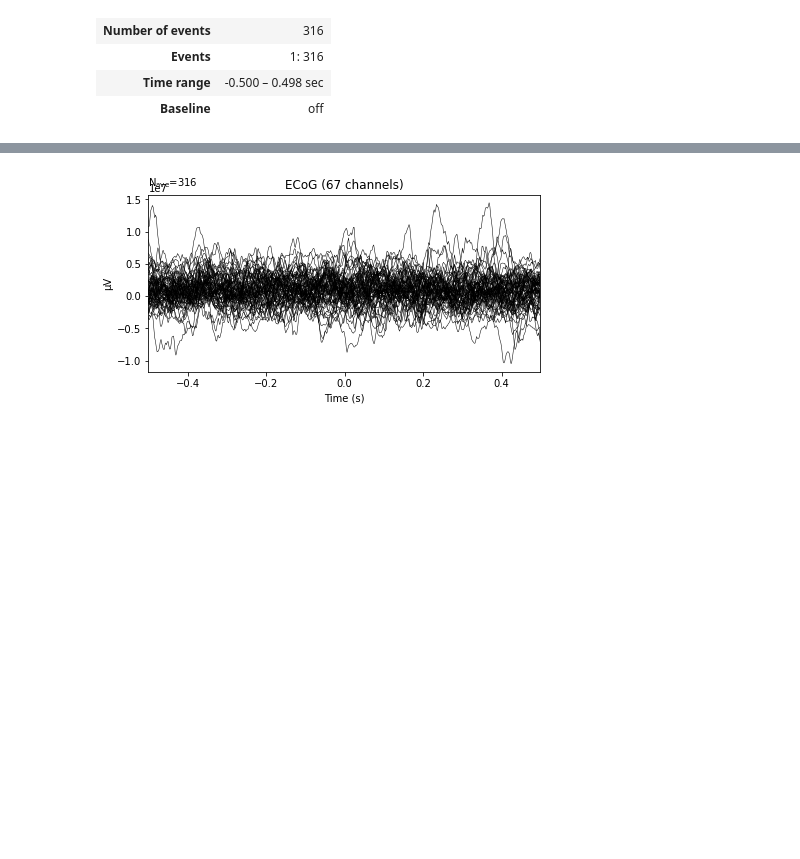
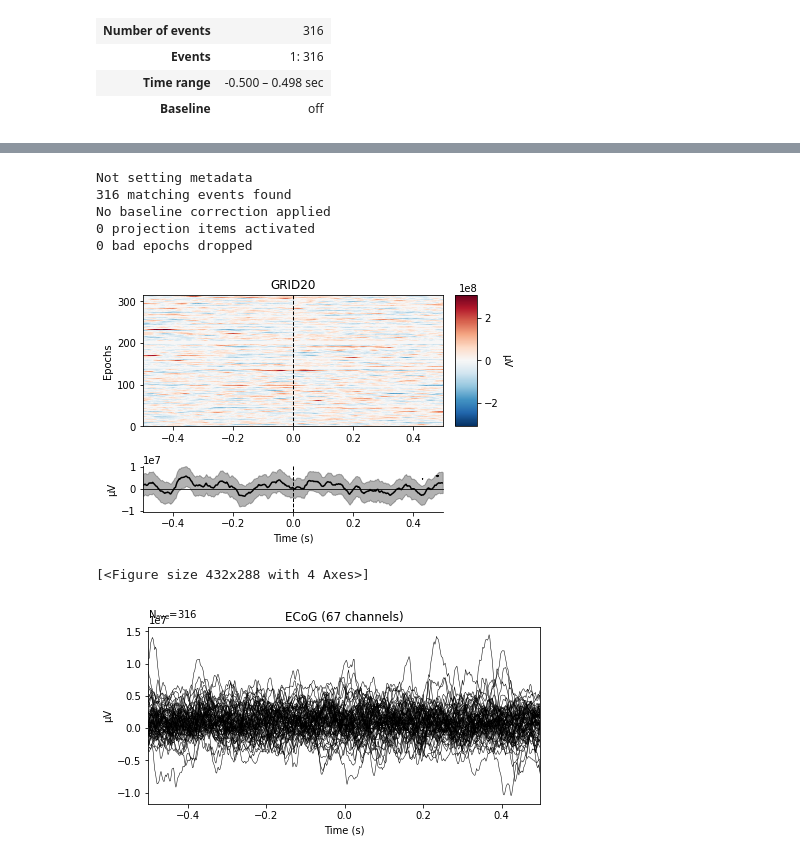
Before and after one commit to NevVerVer/Neuromatch_2022_EcoG_movements, a Jupyter notebook: pipeline/2_movement_initiation_ecog.ipynb, the cells around one changed output, grey strips where cells are left out. Drawn from its saved outputs; the diff is of its cells as text; code cells hidden in the pictures; blank space fills up the shorter version.

Commit message:
add more ecog plots

```diff
--- a/pipeline/2_movement_initiation_ecog.ipynb
+++ b/pipeline/2_movement_initiation_ecog.ipynb
@@ -58,3 +58,8 @@ epochs
 | Events | 1: 316 |
 | Time range | -0.500 – 0.498 sec |
 | Baseline | off |
+# %%
+ch_pos = {c: metadata_df.loc[
+    metadata_df.iloc[:, 0] == c, ['X', 'Y', 'Z']].to_numpy().squeeze() for c in
+          ch_names}
+ch_pos
@@ -61,3 +84,16 @@ epochs
+# %%
+dig_montage = mne.channels.make_dig_montage(ch_pos)
+epochs.info.set_montage(dig_montage)
+# %%
+epochs.plot_image(picks=['GRID20'])
+# %% [output]
+Not setting metadata
+316 matching events found
+No baseline correction applied
+0 projection items activated
+0 bad epochs dropped
+[figure, added]
+[<Figure size 432x288 with 4 Axes>]
 # %%
 evoked = epochs.average()
 evoked.plot()
```
Also changed, not shown: parts of 3 cells of this notebook.
